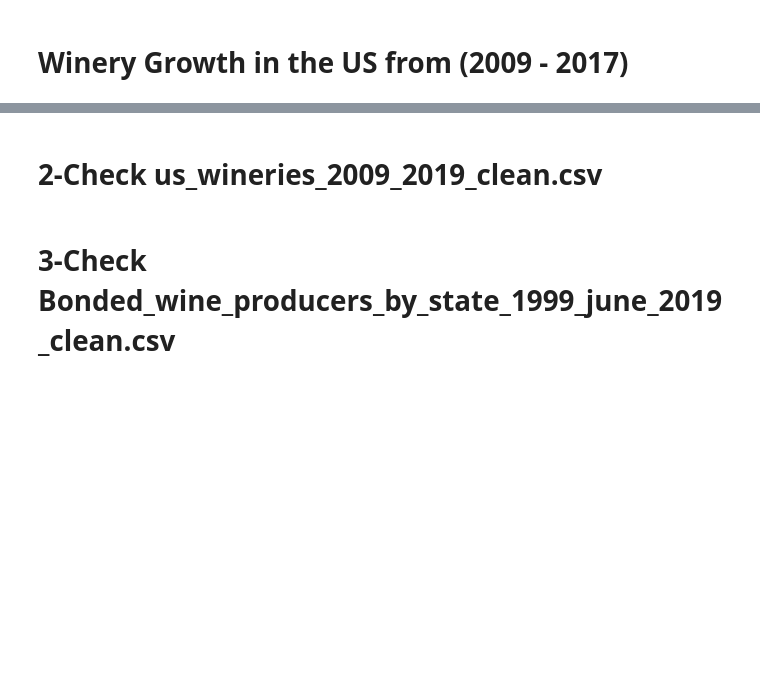
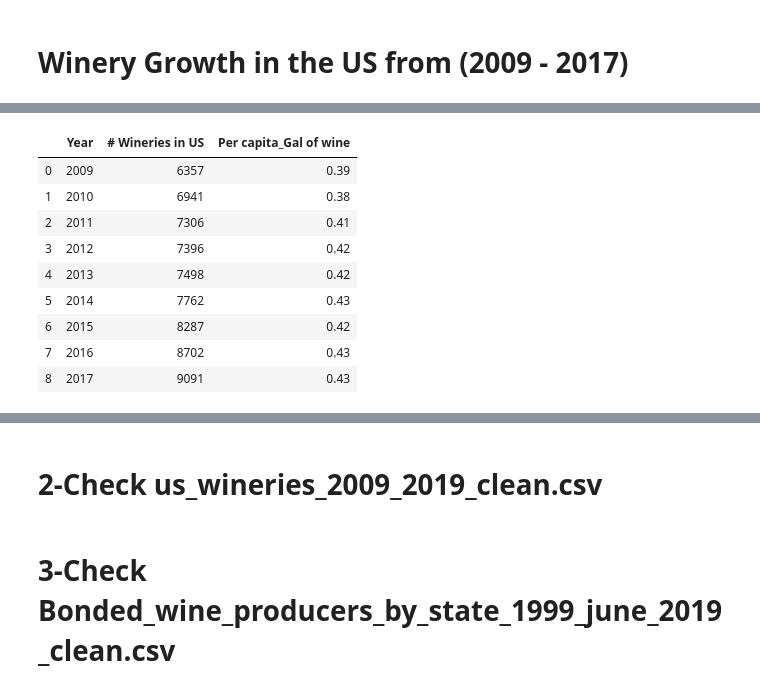
Before and after one commit to epayne323/ProjectOneRepo, a Jupyter notebook: Notebooks/working1_LC.ipynb, the cells around one changed output, grey strips where cells are left out. Cells and saved outputs as stored; diff of their text form; code cells hidden in the pictures; blank space fills up the shorter version.

```diff
--- a/Notebooks/working1_LC.ipynb
+++ b/Notebooks/working1_LC.ipynb
@@ -32,0 +34,15 @@ group_df
+# %%
+# dropping null row
+merged_wine = merged_wine.dropna(how='any')
+merged_wine
+# %% [output]
+|  | Year | # Wineries in US | Per capita_Gal of wine |
+| 0 | 2009 | 6357 | 0.39 |
+| 1 | 2010 | 6941 | 0.38 |
+| 2 | 2011 | 7306 | 0.41 |
+| 3 | 2012 | 7396 | 0.42 |
+| 4 | 2013 | 7498 | 0.42 |
+| 5 | 2014 | 7762 | 0.43 |
+| 6 | 2015 | 8287 | 0.42 |
+| 7 | 2016 | 8702 | 0.43 |
+| 8 | 2017 | 9091 | 0.43 |
```
Also changed, not shown: parts of 8 cells of this notebook, 3 other files.
